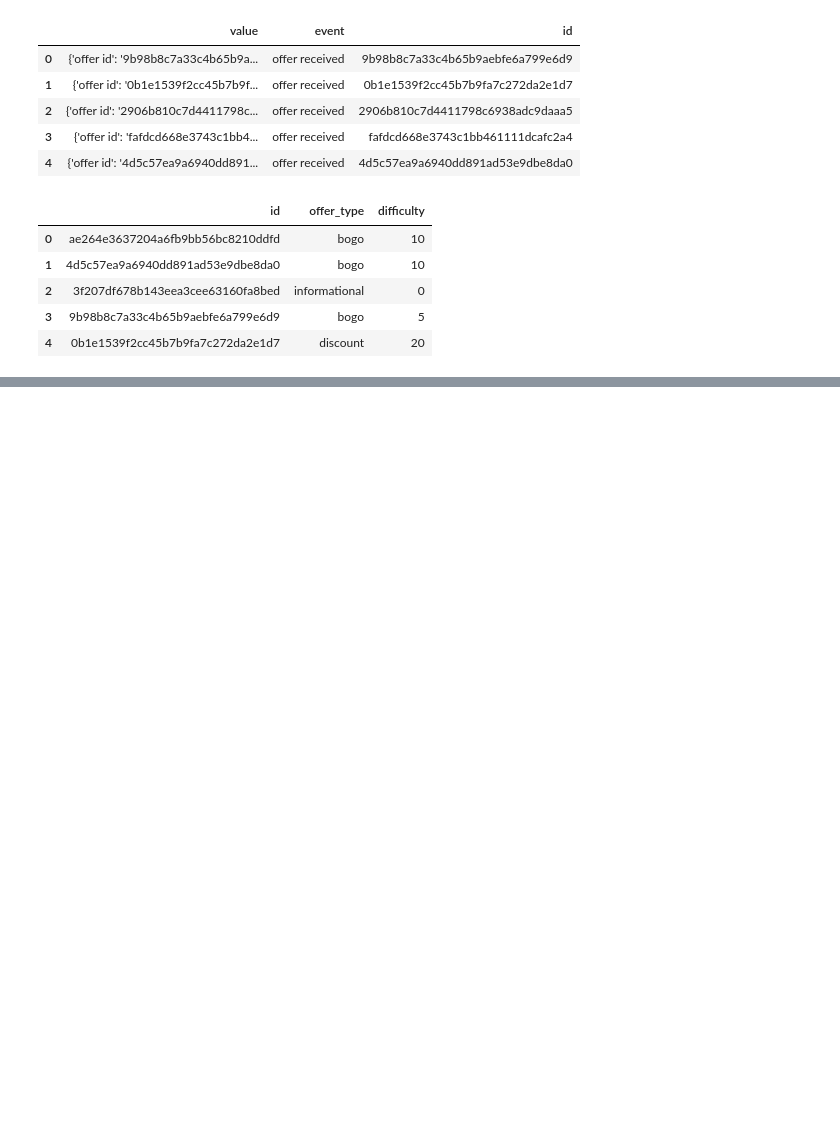
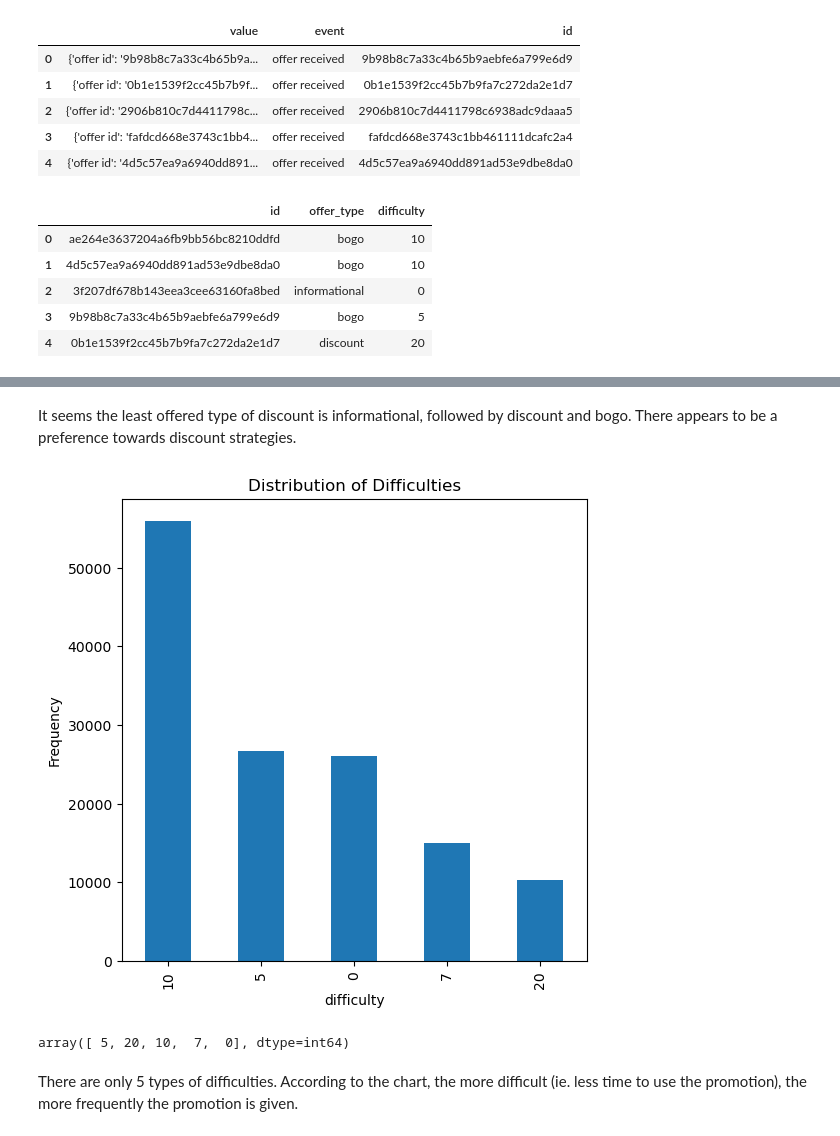
Before and after one commit to tnazikian/Udacity-Data-Scientist-Capstone, a Jupyter notebook: Starbucks_Capstone_notebook.ipynb, the cells around one changed output, grey strips where cells are left out. Cells and saved outputs as stored; diff of their text form; code cells hidden in the pictures; blank space fills up the shorter version.

```diff
--- a/Starbucks_Capstone_notebook.ipynb
+++ b/Starbucks_Capstone_notebook.ipynb
@@ -238,0 +242,20 @@ Type:      function
+# %% [markdown]
+It seems the least offered type of discount is informational, followed by discount and bogo. There appears to be a preference towards discount strategies.
+# %%
+plt.figure(figsize=(6, 6))
+
+plt.title("Distribution of Difficulties")
+plt.xlabel("Difficulty")
+plt.ylabel("Frequency")
+
+merged['difficulty'].value_counts().plot(kind='bar')
+
+plt.show()
+# %% [output]
+[figure, added]
+# %%
+merged['difficulty'].unique()
+# %% [output]
+array([ 5, 20, 10,  7,  0], dtype=int64)
+# %% [markdown]
+There are only 5 types of difficulties. According to the chart, the more difficult (ie. less time to use the promotion), the more frequently the promotion is given.
```
Also changed, not shown: parts of 7 cells of this notebook.
